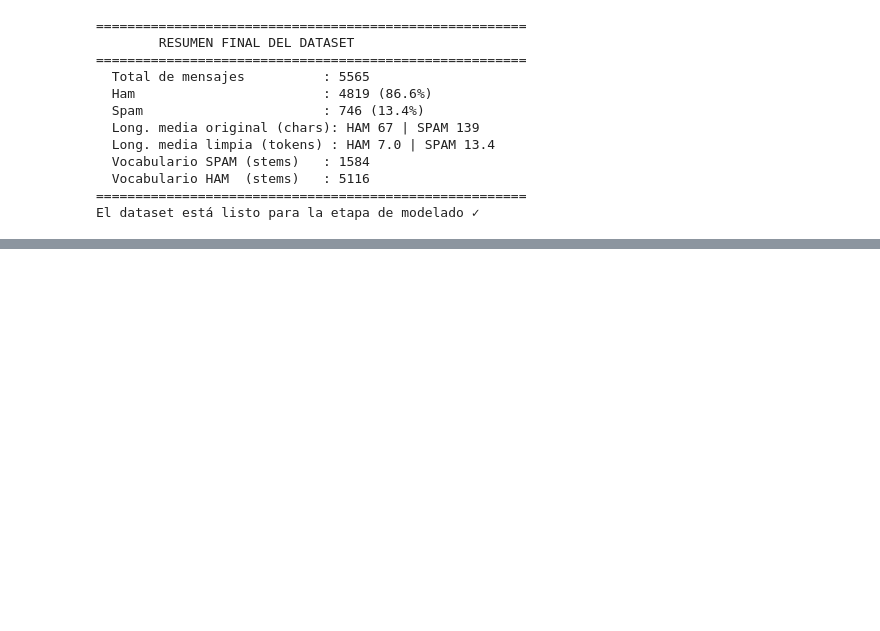
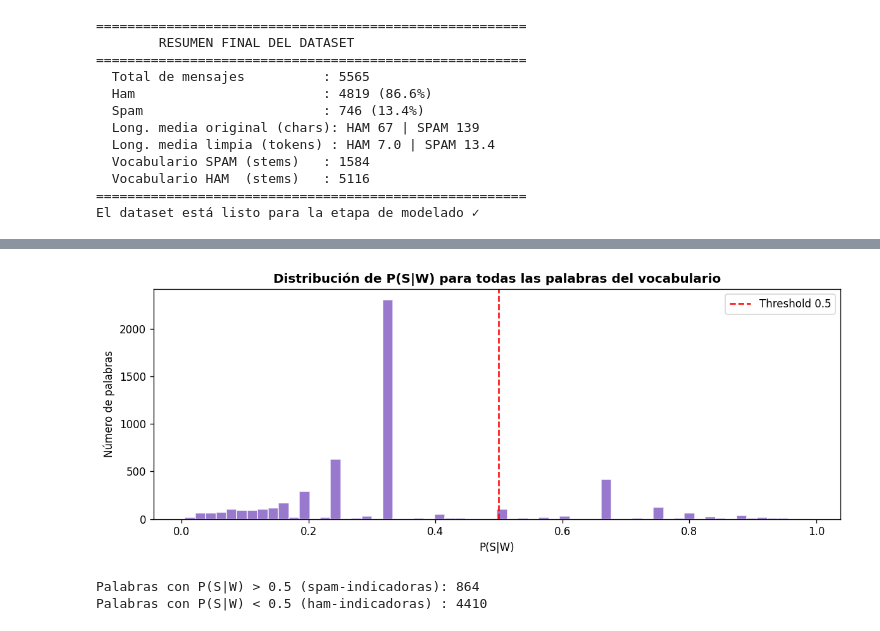
Before and after one commit to AscencioSIUU/ia-uvg, a Jupyter notebook: lab6&project/laboratorio_spam_ham.ipynb, the cells around one changed output, grey strips where cells are left out. Drawn from its saved outputs; the diff is of its cells as text; code cells hidden in the pictures; blank space fills up the shorter version.

```diff
--- a/lab6&project/laboratorio_spam_ham.ipynb
+++ b/lab6&project/laboratorio_spam_ham.ipynb
@@ -563,0 +636,23 @@ El dataset está listo para la etapa de modelado ✓
+# %%
+# --- Paso 3: Calcular P(S|W) para cada palabra del vocabulario ---
+# Suavizado de Laplace alpha=1 para evitar prob=0
+ALPHA = 1
+
+word_p_spam = {}   # P(S|W) por palabra
+
+for word in vocab_model:
+    p_w_given_spam = (spam_doc_freq[word] + ALPHA) / (n_spam_train + 2 * ALPHA)
+    p_w_given_ham  = (ham_doc_freq[word]  + ALPHA) / (n_ham_train  + 2 * ALPHA)
+    numerator   = p_w_given_spam * p_spam
+    denominator = numerator + p_w_given_ham * p_ham
+    word_p_spam[word] = numerator / denominator
+
+# Mostrar las 20 palabras con mayor y menor P(S|W)
+sorted_words = sorted(word_p_spam.items(), key=lambda x: x[1], reverse=True)
+print('Top 15 palabras con MAYOR P(S|W):')
+for w, p in sorted_words[:15]:
+    print(f'  {w:15s}  P(S|W) = {p:.4f}')
+print()
+print('Top 15 palabras con MENOR P(S|W)  [indicadores de HAM]:')
+for w, p in sorted_words[-15:]:
+    print(f'  {w:15s}  P(S|W) = {p:.4f}')
@@ -563,0 +677,23 @@ El dataset está listo para la etapa de modelado ✓
+# %%
+# --- Visualización: distribución de P(S|W) ---
+all_probs = list(word_p_spam.values())
+
+fig, ax = plt.subplots(figsize=(10, 4))
+ax.hist(all_probs, bins=60, color='#7E57C2', alpha=0.8, edgecolor='white')
+ax.axvline(0.5, color='red', linestyle='--', linewidth=1.5, label='Threshold 0.5')
+ax.set_title('Distribución de P(S|W) para todas las palabras del vocabulario',
+             fontweight='bold')
+ax.set_xlabel('P(S|W)')
+ax.set_ylabel('Número de palabras')
+ax.legend()
+plt.tight_layout()
+plt.show()
+
+n_spam_words = sum(1 for p in all_probs if p > 0.5)
+n_ham_words  = sum(1 for p in all_probs if p < 0.5)
+print(f'Palabras con P(S|W) > 0.5 (spam-indicadoras): {n_spam_words}')
+print(f'Palabras con P(S|W) < 0.5 (ham-indicadoras) : {n_ham_words}')
+# %% [output]
+[figure, added]
+Palabras con P(S|W) > 0.5 (spam-indicadoras): 864
+Palabras con P(S|W) < 0.5 (ham-indicadoras) : 4410
```
Also changed, not shown: parts of 20 cells of this notebook, 3 other files.
